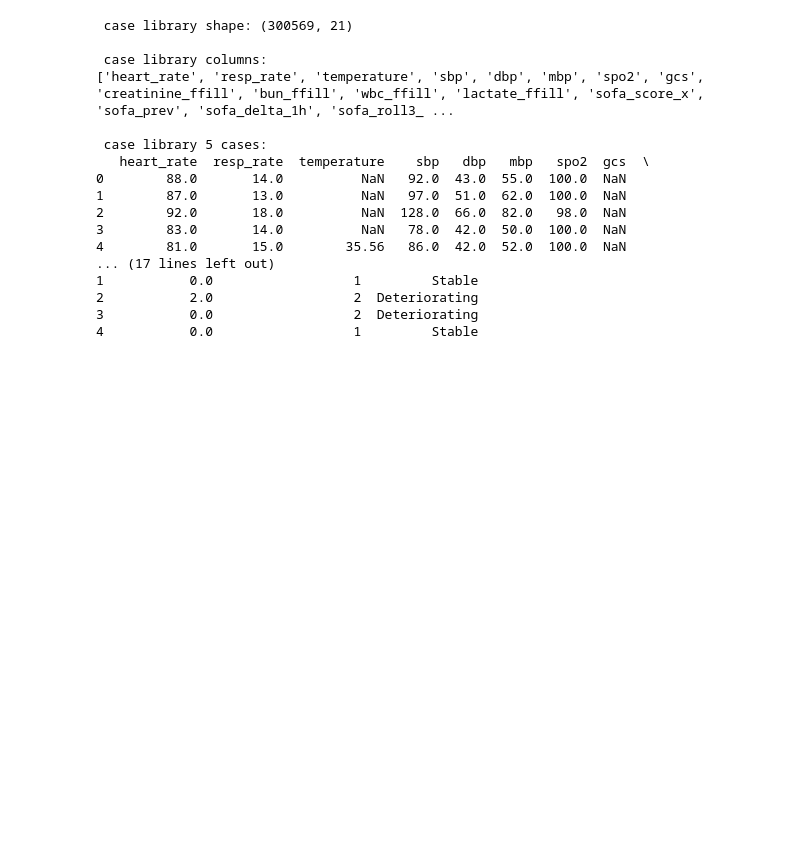
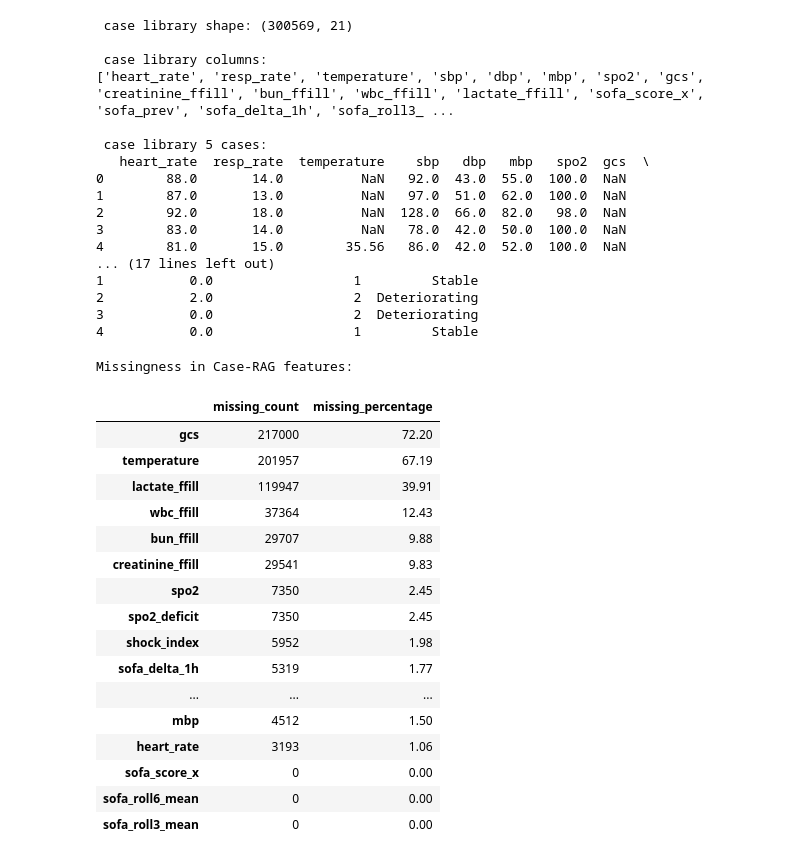
Before and after one commit to Prajin-K/Explainable-Sepsis-AI, a Jupyter notebook: notebooks/21_Case_RAG_Data_Preparation.ipynb, the cells around one changed output. Cells and saved outputs as stored; diff of their text form; code cells hidden in the pictures; blank space fills up the shorter version.

```diff
--- a/notebooks/21_Case_RAG_Data_Preparation.ipynb
+++ b/notebooks/21_Case_RAG_Data_Preparation.ipynb
@@ -180,0 +183,26 @@ print(case_library.head(5))
+# %%
+missing_summary = pd.DataFrame({
+    "missing_count":case_library[case_feature].isna().sum(),
+    "missing_percentage":case_library[case_feature].isna().mean().mul(100)
+}).sort_values("missing_percentage", ascending=False)
+print("Missingness in Case-RAG features:")
+display(missing_summary.round(2))
+# %% [output]
+Missingness in Case-RAG features:
+|  | missing_count | missing_percentage |
+| gcs | 217000 | 72.20 |
+| temperature | 201957 | 67.19 |
+| lactate_ffill | 119947 | 39.91 |
+| wbc_ffill | 37364 | 12.43 |
+| bun_ffill | 29707 | 9.88 |
+| creatinine_ffill | 29541 | 9.83 |
+| spo2 | 7350 | 2.45 |
+| spo2_deficit | 7350 | 2.45 |
+| shock_index | 5952 | 1.98 |
+| sofa_delta_1h | 5319 | 1.77 |
+| ... | ... | ... |
+| mbp | 4512 | 1.50 |
+| heart_rate | 3193 | 1.06 |
+| sofa_score_x | 0 | 0.00 |
+| sofa_roll6_mean | 0 | 0.00 |
+| sofa_roll3_mean | 0 | 0.00 |
```
Also changed, not shown: parts of 5 cells of this notebook.
